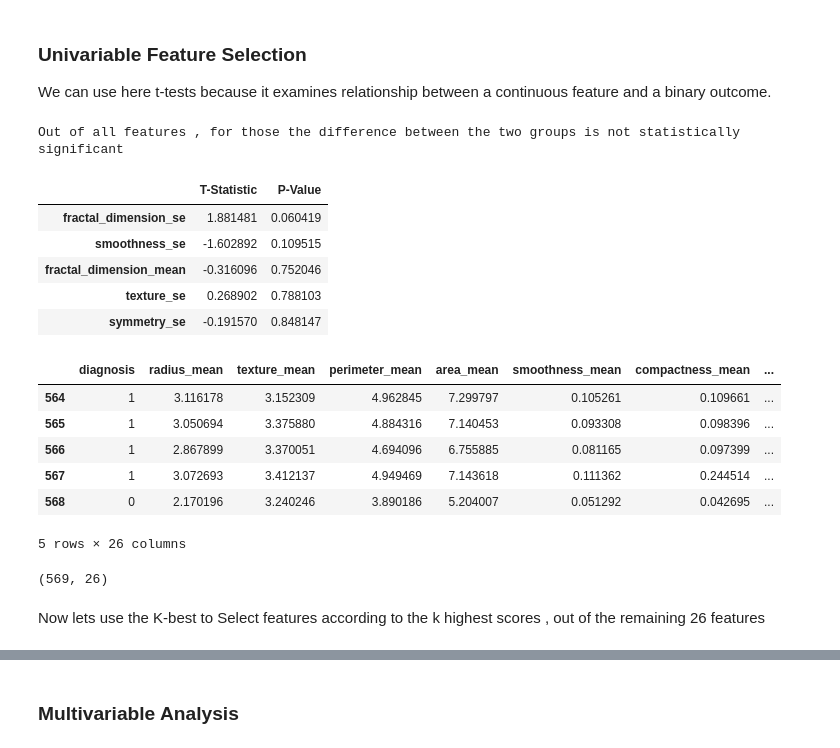
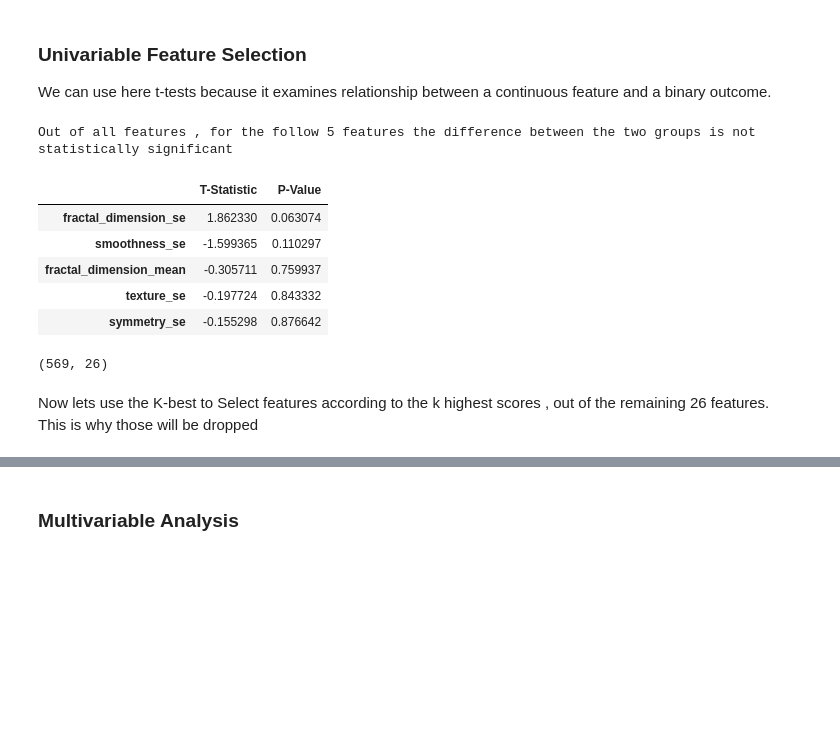
Before and after one commit to lmanov1/CancerPrediction, a Jupyter notebook: 4_FeatureEngeneering.ipynb, the cells around one changed output, grey strips where cells are left out. Saved outputs shown, nothing was run; the diff lists cells and outputs as text; code cells hidden in the pictures; blank space fills up the shorter version.

```diff
--- a/4_FeatureEngeneering.ipynb
+++ b/4_FeatureEngeneering.ipynb
@@ -316,47 +193,41 @@ We can use here t-tests because it examines relationship between a continuous fe
 # %%
 import scipy.stats as stats
 
 def t_test_groups(group1, group2, timing= 'before transformation'):
     # Perform an independent samples t-test
-    #print(group1.shape, group2.shape)
     t_test_results = pd.DataFrame(columns=['T-Statistic', 'P-Value'])
     for col in group1: # columns will be the same in both groups; 'diagnosis' column is dropped
         t_stat, p_value = stats.ttest_ind(group1[col], group2[col])
         t_test_results.loc[col] = [t_stat, p_value]
 
-    print(f'Out of all features , for those the difference between the two groups is not statistically significant')
+    len = t_test_results[t_test_results['P-Value']>0.05].shape[0]
+    print(f'Out of all features , for the follow {len} features the difference between the two groups is not statistically significant')
     unsignificant_diff_columns = t_test_results[t_test_results['P-Value']>0.05].index
     display(t_test_results[t_test_results['P-Value']>0.05].sort_values(by='P-Value'))
-    #print(unsignificant_diff_columns)
     return unsignificant_diff_columns
 
 # Perform a t-test after transformation to see if the difference between the two groups (by diagnosis) is statistically significant
 # If the p-value is greater than 0.05, we can drop the feature
-malignant = df_normalized[df_normalized['diagnosis'] == 1].drop('diagnosis', axis=1)
-benign = df_normalized[df_normalized['diagnosis'] == 0].drop('diagnosis', axis=1)
+malignant = df_fe[df_fe['diagnosis'] == 1].drop('diagnosis', axis=1)
+benign = df_fe[df_fe['diagnosis'] == 0].drop('diagnosis', axis=1)
 unsignificant_diff_columns = t_test_groups(malignant, benign, timing= 'after transformation')
 # Features returned by the t-test as not having a statistically significant difference between the two groups so we can drop it
-df_normalized.drop(unsignificant_diff_columns, axis=1, inplace=True)
-display(df_normalized.tail())
-display(df_normalized.shape)
+df_fe.drop(unsignificant_diff_columns, axis=1, inplace=True)
+display(df_fe.shape)
+X = df_fe.drop('diagnosis', axis=1)
+y = df_fe['diagnosis']
 # %% [output]
-Out of all features , for those the difference between the two groups is not statistically significant
+Out of all features , for the follow 5 features the difference between the two groups is not statistically significant
 |  | T-Statistic | P-Value |
-| fractal_dimension_se | 1.881481 | 0.060419 |
-| smoothness_se | -1.602892 | 0.109515 |
-| fractal_dimension_mean | -0.316096 | 0.752046 |
-| texture_se | 0.268902 | 0.788103 |
-| symmetry_se | -0.191570 | 0.848147 |
+| fractal_dimension_se | 1.862330 | 0.063074 |
+| smoothness_se | -1.599365 | 0.110297 |
+| fractal_dimension_mean | -0.305711 | 0.759937 |
+| texture_se | -0.197724 | 0.843332 |
+| symmetry_se | -0.155298 | 0.876642 |
-|  | diagnosis | radius_mean | texture_mean | perimeter_mean | area_mean | smoothness_mean | compactness_mean | ... |
-| 564 | 1 | 3.116178 | 3.152309 | 4.962845 | 7.299797 | 0.105261 | 0.109661 | ... |
-| 565 | 1 | 3.050694 | 3.375880 | 4.884316 | 7.140453 | 0.093308 | 0.098396 | ... |
-| 566 | 1 | 2.867899 | 3.370051 | 4.694096 | 6.755885 | 0.081165 | 0.097399 | ... |
-| 567 | 1 | 3.072693 | 3.412137 | 4.949469 | 7.143618 | 0.111362 | 0.244514 | ... |
-| 568 | 0 | 2.170196 | 3.240246 | 3.890186 | 5.204007 | 0.051292 | 0.042695 | ... |
-5 rows × 26 columns
+(569, 26)
-(569, 26)
 # %% [markdown]
-Now lets use the K-best to Select features according to the k highest scores , out of the remaining 26 features
+Now lets use the K-best to Select features according to the k highest scores , out of the remaining 26 features.
+This is why those will be dropped
 # %%
 from sklearn.datasets import load_digits
 from sklearn.feature_selection import SelectKBest, chi2 , f_classif , f_regression
```
Also changed, not shown: parts of 25 cells of this notebook.
